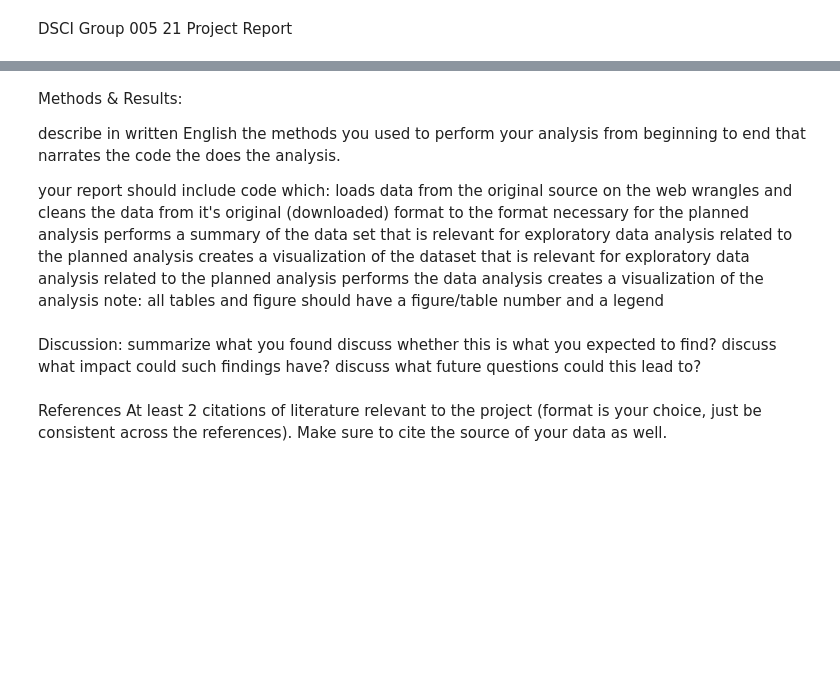
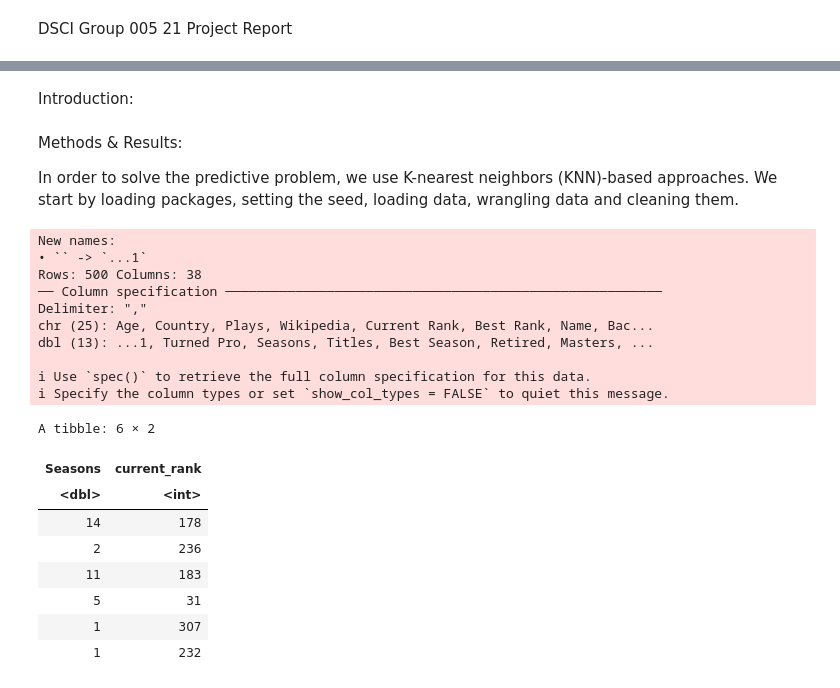
Before and after one commit to jialiu03/group21_project, a Jupyter notebook: Project Report.ipynb, the cells around one changed output, grey strips where cells are left out. Drawn from its saved outputs; the diff is of its cells as text; code cells hidden in the pictures; blank space fills up the shorter version.

Commit message:
add the project report

```diff
--- a/Project Report.ipynb
+++ b/Project Report.ipynb
@@ -8,29 +3,42 @@ identify and describe the dataset that was used to answer the question
-# %% [markdown]
-Methods & Results:
-
-
-
-
-
-
-
-describe in written English the methods you used to perform your analysis from beginning to end that narrates the code the does the analysis.
-
-your report should include code which:
-loads data from the original source on the web
-wrangles and cleans the data from it's original (downloaded) format to the format necessary for the planned analysis
-performs a summary of the data set that is relevant for exploratory data analysis related to the planned analysis
-creates a visualization of the dataset that is relevant for exploratory data analysis related to the planned analysis
-performs the data analysis
-creates a visualization of the analysis
-note: all tables and figure should have a figure/table number and a legend
-# %% [markdown]
-Discussion:
-summarize what you found
-discuss whether this is what you expected to find?
-discuss what impact could such findings have?
-discuss what future questions could this lead to?
-# %% [markdown]
-References
-At least 2 citations of literature relevant to the project (format is your choice, just be consistent across the references).
-Make sure to cite the source of your data as well.
+# %% [markdown]
+Introduction:
+# %% [markdown]
+Methods & Results:
+
+In order to solve the predictive problem, we use K-nearest neighbors (KNN)-based approaches.
+We start by loading packages, setting the seed, loading data, wrangling data and cleaning them.
+# %%
+library(tidyverse)
+library(tidymodels)
+
+# set seed
+set.seed(100)
+
+# read and tidy data
+player_stats <- read_csv("player_stats.csv")
+colnames(player_stats)[colnames(player_stats) == "Current Rank"] <- "Current_Rank"
+player_stats <- player_stats |>
+    separate(col = Current_Rank, into = c("current_rank", "other_rank"), sep = " ", convert = TRUE) |>
+    filter(Seasons != " ") |>
+    select(Seasons, current_rank)
+head(player_stats)
+# %% [output]
+New names:
+• `` -> `...1`
+Rows: 500 Columns: 38
+── Column specification ────────────────────────────────────────────────────────
+Delimiter: ","
+chr (25): Age, Country, Plays, Wikipedia, Current Rank, Best Rank, Name, Bac...
+dbl (13): ...1, Turned Pro, Seasons, Titles, Best Season, Retired, Masters, ...
+
+ℹ Use `spec()` to retrieve the full column specification for this data.
+ℹ Specify the column types or set `show_col_types = FALSE` to quiet this message.
+A tibble: 6 × 2
+| Seasons | current_rank |
+| <dbl> | <int> |
+| 14 | 178 |
+| 2 | 236 |
+| 11 | 183 |
+| 5 | 31 |
+| 1 | 307 |
+| 1 | 232 |
```
Also changed, not shown: parts of 9 cells of this notebook.
